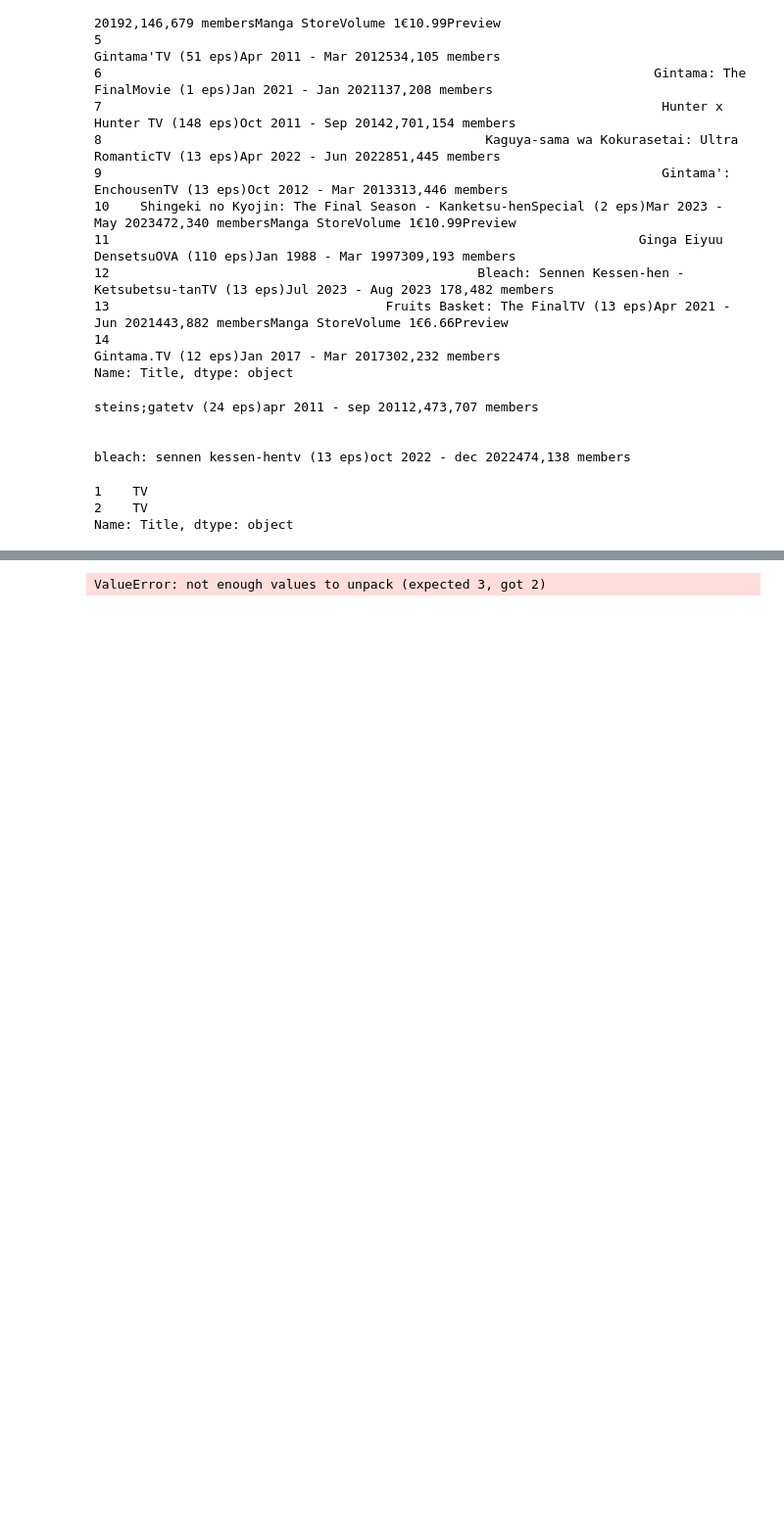
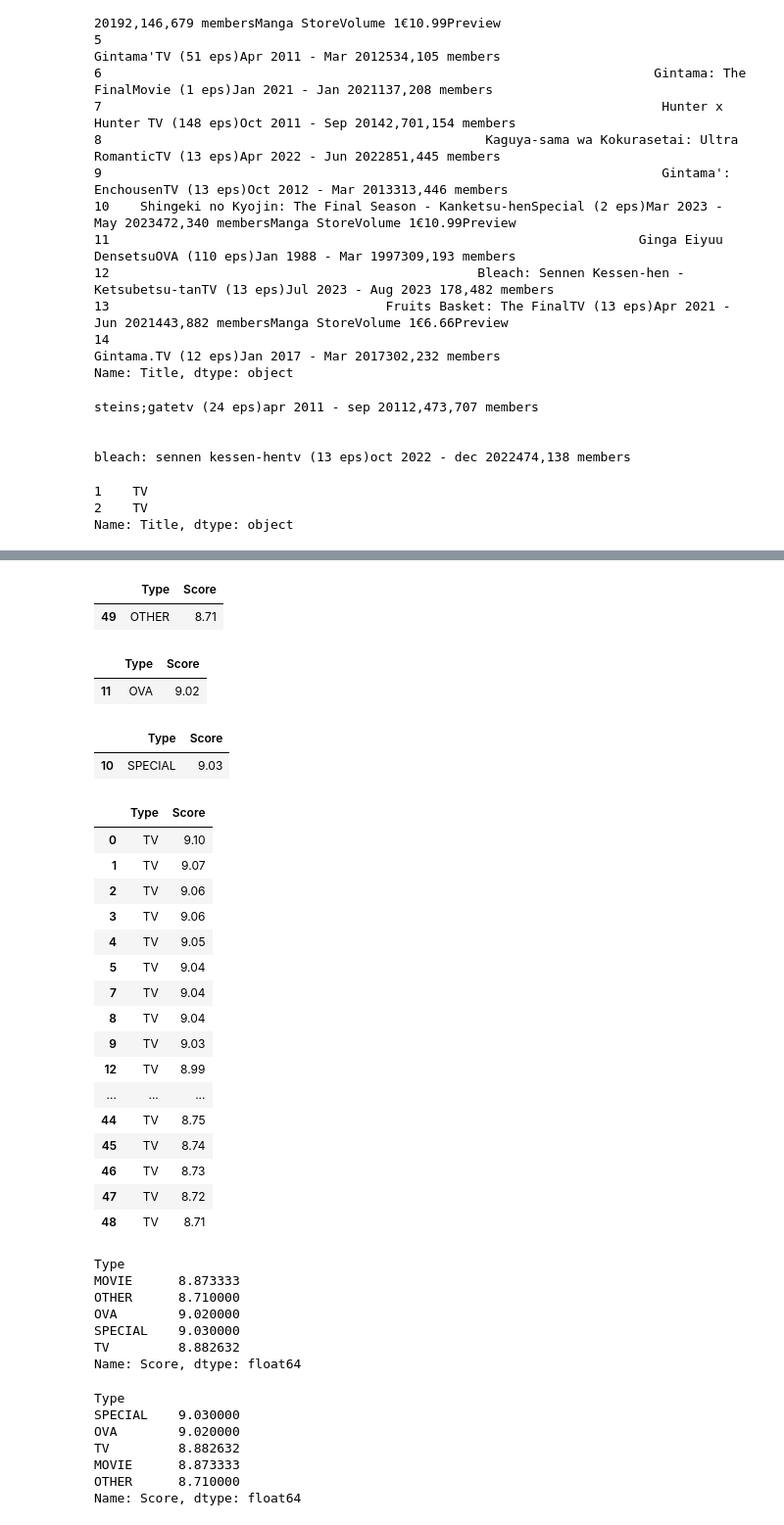
Before and after one commit to Tanish-30-08-2006/learning-data-cleaning-extraction-visualization, a Jupyter notebook: Pandas Learning/Feature Extraction/Anime_Feature_Extraction.ipynb, the cells around one changed output, grey strips where cells are left out. Shown at 98% size. Saved outputs shown, nothing was run; the diff lists cells and outputs as text; code cells hidden in the pictures; blank space fills up the shorter version.

Commit message:
feat: updated anime feature extraction analysis based on avg score grouped by type

```diff
--- a/Pandas Learning/Feature Extraction/Anime_Feature_Extraction.ipynb
+++ b/Pandas Learning/Feature Extraction/Anime_Feature_Extraction.ipynb
@@ -1373,5 +1373,27 @@ display(df.head(15))
 # %%
 #------------------------------Q:12-----------------------------#
 
+# When you iterate through a groupby object using a for loop, each item_type is actually a tuple containing:
+#    The Name (e.g., 'TV')
+#    The DataFrame for that group.
+
 df_grouped_by_type = df.groupby('Type')
+
+
+# thus below syntax is wrong as a tuple is stored which has type and dataframe alloacted to that type as we gropued by type
+# for item_type1 , item_type2 , item_type3 in df_grouped_by_type:
+      #     display(item_type1[['Type','Score']])
+
+for item_type , dataframe_for_that_type in df_grouped_by_type:
+    display( dataframe_for_that_type[['Type','Score']])
+
+type_mean_score_analysis = df_grouped_by_type['Score'].mean()
+display(type_mean_score_analysis)
+
+# now when we write df_grouped_by_type['Score'].mean() result is a series ( single column of averages)
+# a series has only one column of data here averages which were already grouped by score so its a series
+# now when sorting we write by= when we do it for dataframe for series single column so no by='column name' we just write
+# ascending=False
+type_mean_score_sorted = type_mean_score_analysis.sort_values(ascending=False)
+display(type_mean_score_sorted)
 # %% [output]
@@ -1378 +1410,37 @@ df_grouped_by_type = df.groupby('Type')
+|  | Type | Score |
+| 49 | OTHER | 8.71 |
+|  | Type | Score |
+| 11 | OVA | 9.02 |
+|  | Type | Score |
+| 10 | SPECIAL | 9.03 |
+|  | Type | Score |
+| 0 | TV | 9.10 |
+| 1 | TV | 9.07 |
+| 2 | TV | 9.06 |
+| 3 | TV | 9.06 |
+| 4 | TV | 9.05 |
+| 5 | TV | 9.04 |
+| 7 | TV | 9.04 |
+| 8 | TV | 9.04 |
+| 9 | TV | 9.03 |
+| 12 | TV | 8.99 |
+| ... | ... | ... |
+| 44 | TV | 8.75 |
+| 45 | TV | 8.74 |
+| 46 | TV | 8.73 |
+| 47 | TV | 8.72 |
+| 48 | TV | 8.71 |
-ValueError: not enough values to unpack (expected 3, got 2)
+Type
+MOVIE      8.873333
+OTHER      8.710000
+OVA        9.020000
+SPECIAL    9.030000
+TV         8.882632
+Name: Score, dtype: float64
+Type
+SPECIAL    9.030000
+OVA        9.020000
+TV         8.882632
+MOVIE      8.873333
+OTHER      8.710000
+Name: Score, dtype: float64
```
Also changed, not shown: parts of 1 cell of this notebook.
